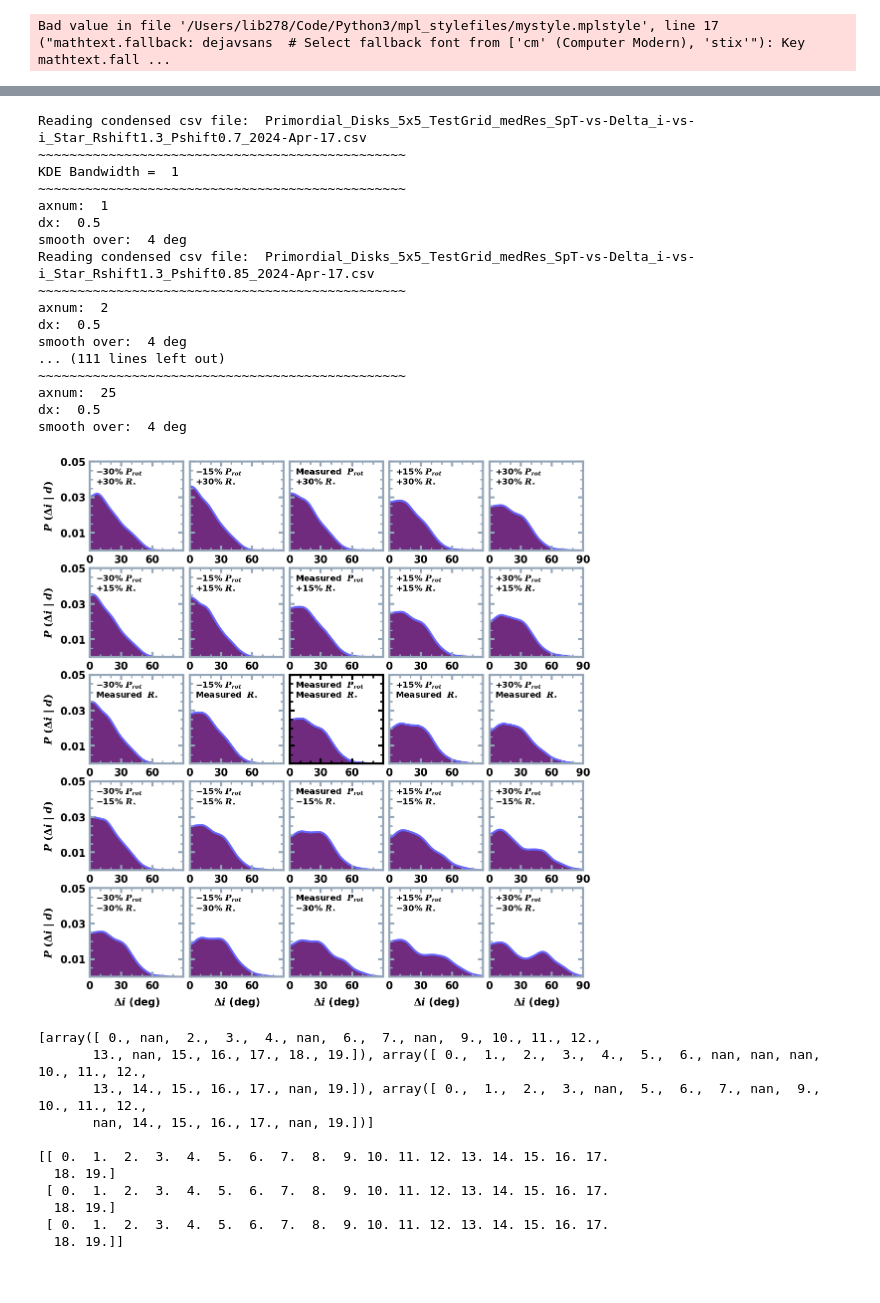
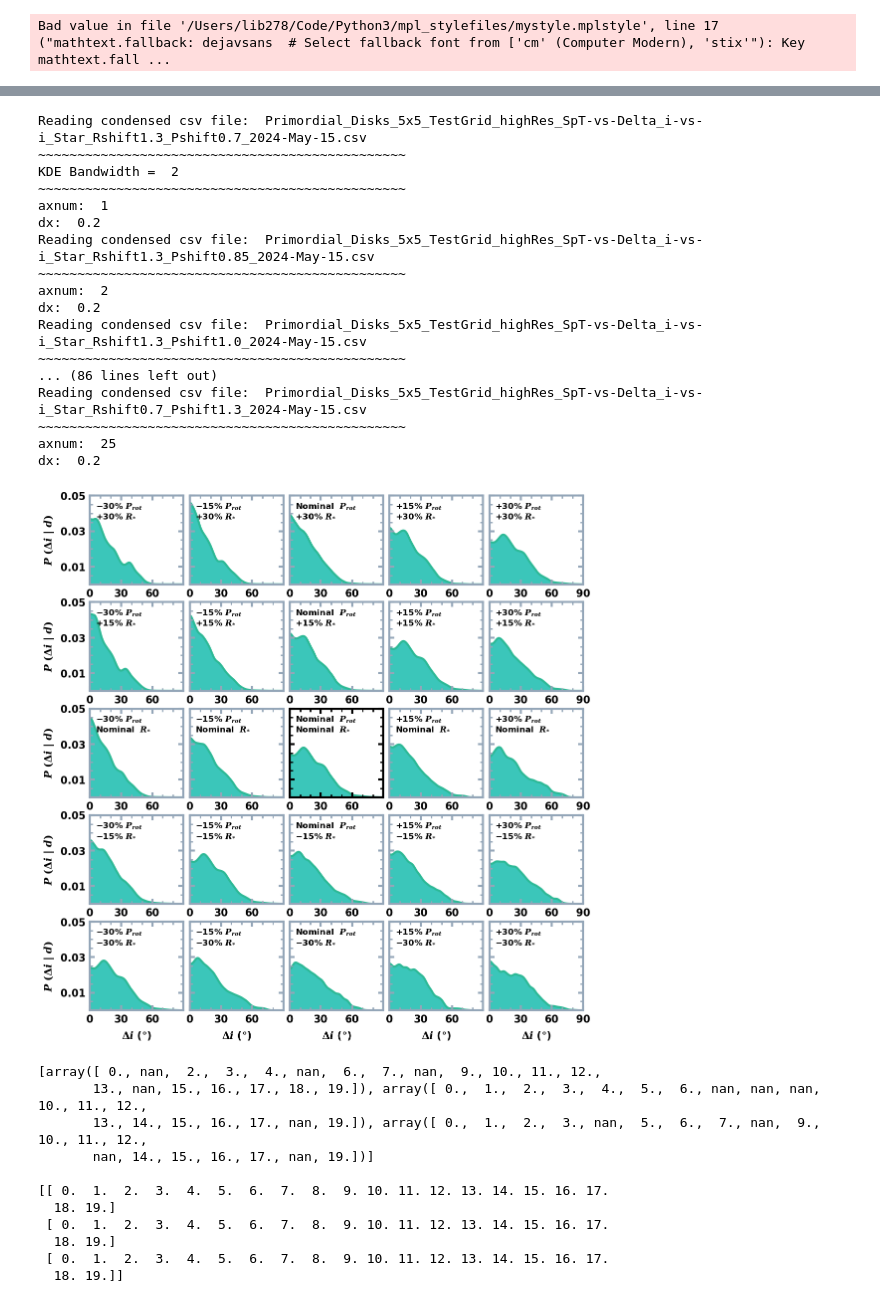
Before and after one commit to lbiddle/Primordial_Disks, a Jupyter notebook: primordial_disks_test_grid.ipynb, the cells around one changed output, grey strips where cells are left out. Cells and saved outputs as stored; diff of their text form; code cells hidden in the pictures.

```diff
--- a/primordial_disks_test_grid.ipynb
+++ b/primordial_disks_test_grid.ipynb
@@ -1014,8 +1012,10 @@ colormap = choose_cmap('cyber grape', reverse_cmap=False)  # choose_cmap('volcan
 # %%
 
 # ------------- SET SAMPLING RATE ------------- #
-sampling_resolution='med'
+sampling_resolution = 'high'
 resolution_text = sampling_resolution + 'Res'
+
+date_str = '2024-May-15'
 
 if sampling_resolution == 'high':
     distribution_dir = '/Users/lib278/Documents/Manuscripts/PRIMORDIAL_DISKS/Tables/Probability_Distributions/TestGrid/High/'
@@ -1024,7 +1024,8 @@ if sampling_resolution == 'med':
 if sampling_resolution == 'low':
     distribution_dir = '/Users/lib278/Documents/Manuscripts/PRIMORDIAL_DISKS/Tables/Probability_Distributions/TestGrid/Low/'
 
-nominal_kde_file = '/Users/lib278/Documents/Manuscripts/PRIMORDIAL_DISKS/Tables/Condensed_Sample_By_Date/KDE_highRes_Rshift1_Pshift1_2024-Apr-17.csv'
+nominal_kde_file = '/Users/lib278/Documents/Manuscripts/PRIMORDIAL_DISKS/Tables/Condensed_Sample_By_Date/KDE_' + sampling_resolution + 'Res_Rshift1_Pshift1_' + date_str + '.csv'
+nominal_condensed_file = '/Users/lib278/Documents/Manuscripts/PRIMORDIAL_DISKS/Tables/Condensed_Sample_By_Date/adopted_' + sampling_resolution + 'Res_' + date_str + '.csv'
 
 # R_shifts = np.array([0.5, 0.75, 1.0, 1.25, 1.5])[::-1]
 # P_shifts = np.array([0.5, 0.75, 1.0, 1.25, 1.5])
@@ -1035,15 +1036,19 @@ nominal_kde_file = '/Users/lib278/Documents/Manuscripts/PRIMORDIAL_DISKS/Tables/
 R_shifts = np.array([0.7, 0.85, 1.0, 1.15, 1.3])[::-1]
 P_shifts = np.array([0.7, 0.85, 1.0, 1.15, 1.3])
 
-do_stassun_radii = True
+nominal_axnums = [5, 9, 13, 17, 21]
 
 target_labels_on = False
 font_size = 14
 
 # ------------- SAVE THE FIGURE? ------------- #
+
 save_final_figure = True
 
+
+
 # ------------- PLOT SPECIAL AXES? ------------- #
+
 plot_special_axis = False
 
 if plot_special_axis == True:
@@ -1051,6 +1056,8 @@ if plot_special_axis == True:
     special_axes = [11, 12, 13]
 else:
     special_axes = []
+
+
 
 # ------------- CREATE LIGHT VERSION? ------------- #
 plot_lightfigure = False
@@ -1073,10 +1080,6 @@ if plot_transparent == True:
     transparent_text = 'transparent'
 else:
     transparent_text = 'opaque'
-
-
-# ------------- NON-PHYSICAL POINT SETTING ------------- #
-show_unphysical = 'transparency'  # 'squares'  # 'transparency'
 # %% [output]
 Bad value in file '/Users/lib278/Code/Python3/mpl_stylefiles/mystyle.mplstyle', line 17 ("mathtext.fallback: dejavsans  # Select fallback font from ['cm' (Computer Modern), 'stix'"): Key mathtext.fall ...
 # %%
@@ -1759,10 +1737,7 @@ for R_shift in R_shifts:
         ax.minorticks_on()
 
 
-        if do_stassun_radii == True:
-            csv_save_string = 'Primordial_Disks_5x5_TestGrid_' + resolution_text + '_' + z_colors_text + '_' + Rshift_text + '_' + Pshift_text + '_' + date_str + '.csv'
-        else:
-            csv_save_string = 'Primordial_Disks_5x5_TestGrid_' + resolution_text + '_' + z_colors_text + '_' + Rshift_text + '_' + Pshift_text + '_all_' + date_str + '.csv'
+        csv_save_string = 'Primordial_Disks_5x5_TestGrid_' + resolution_text + '_' + z_colors_text + '_' + Rshift_text + '_' + Pshift_text + '_' + date_str + '.csv'
 
         print('Reading condensed csv file: ', csv_save_string)
 
@@ -1770,15 +1745,16 @@ for R_shift in R_shifts:
         condensed_df = pd.read_csv(primordial_disks_sample_directory + csv_save_string)
 
 
-        exclude_objects = ['HP Tau', 'DL Tau']
-        for object_i in exclude_objects:
-            condensed_df = condensed_df[condensed_df['Simbad Name'] != object_i]
+        exclude_objects = []
+        if len(exclude_objects) > 0:
+            for object_i in exclude_objects:
+                condensed_df = condensed_df[condensed_df['Simbad Name'] != object_i]
 
 
 
 
         if axnum >= 20:
-            ax.set_xlabel(r'$\Delta i$ (deg)', fontsize=font_size_5x5, labelpad=7.5)
+            ax.set_xlabel(r'$\Delta i$ ($\degree$)', fontsize=font_size_5x5, labelpad=7.5)
         if np.mod(axnum, 5) == 0:
             ax.set_ylabel(r'$P$ $(\Delta i$ | $d)$', fontsize=font_size_5x5, labelpad=7.5)
 
@@ -1794,13 +1770,13 @@ for R_shift in R_shifts:
         if R_percent > 0:
             R_text = '+' + str(abs(R_percent)) + '%' + r' $R_{*}$'
         if R_percent == 0:
-            R_text = 'Measured ' + r' $R_{*}$'
+            R_text = 'Nominal ' + r' $R_{*}$'
         if P_percent < 0:
             P_text = r'$-$' + str(abs(P_percent)) + '%' + r' $P_{rot}$'
         if P_percent > 0:
             P_text = '+' + str(abs(P_percent)) + '%' + r' $P_{rot}$'
         if P_percent == 0:
-            P_text = 'Measured ' + r' $P_{rot}$'
+            P_text = 'Nominal ' + r' $P_{rot}$'
 
 
 
@@ -1813,11 +1789,13 @@ for R_shift in R_shifts:
         # -------------------------------- COMPUTE AND PLOT KDE -------------------------------- #
 
 
-        band_width = 1
+        band_width = 2
+        if P_shift > R_shift:
+            band_width = 3
         number_of_draws = int(1e3)
         do_MAPs = False
-        do_mirror = False
-        smooth_on = True
+        do_mirror = True
+        smooth_on = False
 
         smooth_over_deg = 4  # 1.7  # deg
 
@@ -1833,7 +1811,6 @@ for R_shift in R_shifts:
 
 
 
-        nominal_axnums = [5, 9, 13, 17, 21]
         if axnum + 1 in nominal_axnums:
             nominal_df = pd.read_csv(nominal_kde_file)
 
@@ -1853,7 +1830,6 @@ for R_shift in R_shifts:
 
         else:
 
-            # Posteriors = pd.read_csv(distribution_dir + 'Prob_5x5_CXTau.csv')
             Posteriors = pd.read_csv(distribution_dir + 'Posteriors_5x5_CXTau_' + Rshift_text + '_' + Pshift_text + '_' + date_str + '.csv')
             posterior_i_values = Posteriors['i (deg)'].values
             x_grid = np.array(posterior_i_values).reshape(-1, 1)
@@ -1933,8 +1909,12 @@ for R_shift in R_shifts:
             ax_temp.set_ylim(0, 0.04)
             fig_temp.show()
 
+
+        kde_line_color = '#6666ff'  # '#bf4080'  # '#6fdcc1'
         kde_fill_color = '#611470'  # '#b34db3'  # '#bf4080'  # '#7a1f7a'  # '#54478a'  # '#6fdcdc'
-        kde_line_color = '#6666ff'  # '#bf4080'  # '#6fdcc1'
+
+        kde_line_color = '#2db996'  # '#6fdcc1'
+        kde_fill_color = '#26c0b3'  # '#6fdcdc'
 
         # kde_fill_color = '#9966ff'  # '#b34db3'  # '#bf4080'  # '#7a1f7a'  # '#54478a'  # '#6fdcdc'
         # kde_line_color = '#611470'  # '#bf4080'  # '#6fdcc1'
@@ -1996,45 +1976,45 @@ for R_shift in R_shifts:
             spine.set_edgecolor(spine_color)
 
 
         ax.tick_params(which='minor', length=4, width=2, color=spine_color)
         ax.tick_params(which='major', length=7, width=3, color=spine_color)
 
         axnum += 1
 
 
 fig.subplots_adjust(left=0.11, bottom=0.06, right=0.98, top=0.98, wspace=0.08, hspace=0.20)
 
 
 # SAVE THE FIGURE
-testgrid_save_string = '5x5_TestGrid_KDEs_' + resolution_text + '_' + z_colors_text + '_' + show_unphysical + '_' + light_or_dark_dext + '_' + transparent_text + '_'  + date_str + '.pdf'
+testgrid_save_string = '5x5_TestGrid_KDEs_' + resolution_text + '_' + z_colors_text + '_' + light_or_dark_dext + '_' + transparent_text + '_'  + date_str + '.pdf'
 
 if save_final_figure == True:
     if plot_transparent == True:
         fig.savefig(test_figures_directory + testgrid_save_string, dpi=300, transparent=True)
     else:
         fig.savefig(test_figures_directory + testgrid_save_string, dpi=300, transparent=False)
 
 
 plt.show()
 # %% [output]
-Reading condensed csv file:  Primordial_Disks_5x5_TestGrid_medRes_SpT-vs-Delta_i-vs-i_Star_Rshift1.3_Pshift0.7_2024-Apr-17.csv
+Reading condensed csv file:  Primordial_Disks_5x5_TestGrid_highRes_SpT-vs-Delta_i-vs-i_Star_Rshift1.3_Pshift0.7_2024-May-15.csv
 ~~~~~~~~~~~~~~~~~~~~~~~~~~~~~~~~~~~~~~~~~~~~~~~
-KDE Bandwidth =  1
+KDE Bandwidth =  2
 ~~~~~~~~~~~~~~~~~~~~~~~~~~~~~~~~~~~~~~~~~~~~~~~
 axnum:  1
-dx:  0.5
-smooth over:  4 deg
-Reading condensed csv file:  Primordial_Disks_5x5_TestGrid_medRes_SpT-vs-Delta_i-vs-i_Star_Rshift1.3_Pshift0.85_2024-Apr-17.csv
+dx:  0.2
+Reading condensed csv file:  Primordial_Disks_5x5_TestGrid_highRes_SpT-vs-Delta_i-vs-i_Star_Rshift1.3_Pshift0.85_2024-May-15.csv
 ~~~~~~~~~~~~~~~~~~~~~~~~~~~~~~~~~~~~~~~~~~~~~~~
 axnum:  2
-dx:  0.5
-smooth over:  4 deg
-... (111 lines left out)
+dx:  0.2
+Reading condensed csv file:  Primordial_Disks_5x5_TestGrid_highRes_SpT-vs-Delta_i-vs-i_Star_Rshift1.3_Pshift1.0_2024-May-15.csv
+~~~~~~~~~~~~~~~~~~~~~~~~~~~~~~~~~~~~~~~~~~~~~~~
+... (86 lines left out)
+Reading condensed csv file:  Primordial_Disks_5x5_TestGrid_highRes_SpT-vs-Delta_i-vs-i_Star_Rshift0.7_Pshift1.3_2024-May-15.csv
 ~~~~~~~~~~~~~~~~~~~~~~~~~~~~~~~~~~~~~~~~~~~~~~~
 axnum:  25
-dx:  0.5
-smooth over:  4 deg
+dx:  0.2
-[figure, old version]
+[figure, new version]
 # %%
 np.random.seed(4)
 lenbep = 3
```
Also changed, not shown: parts of 5 cells of this notebook, 4 other files.
